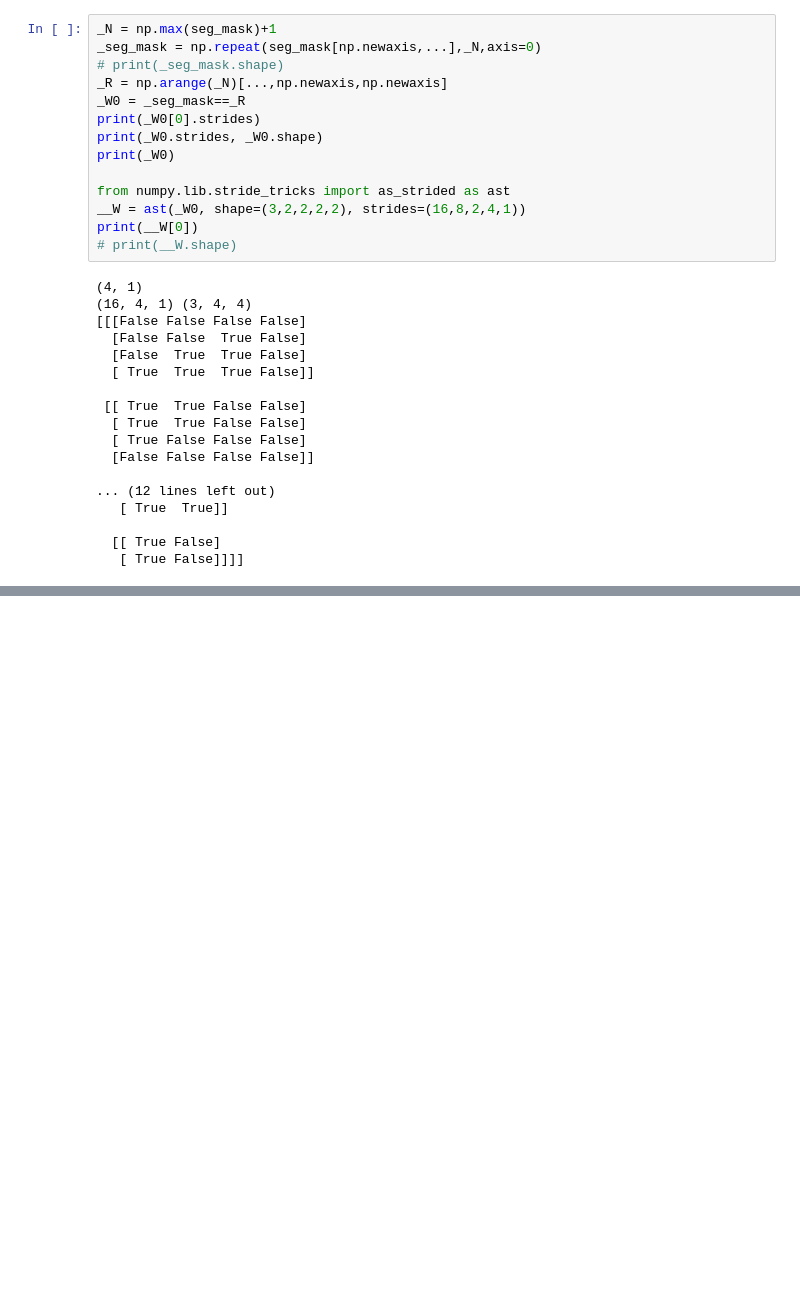
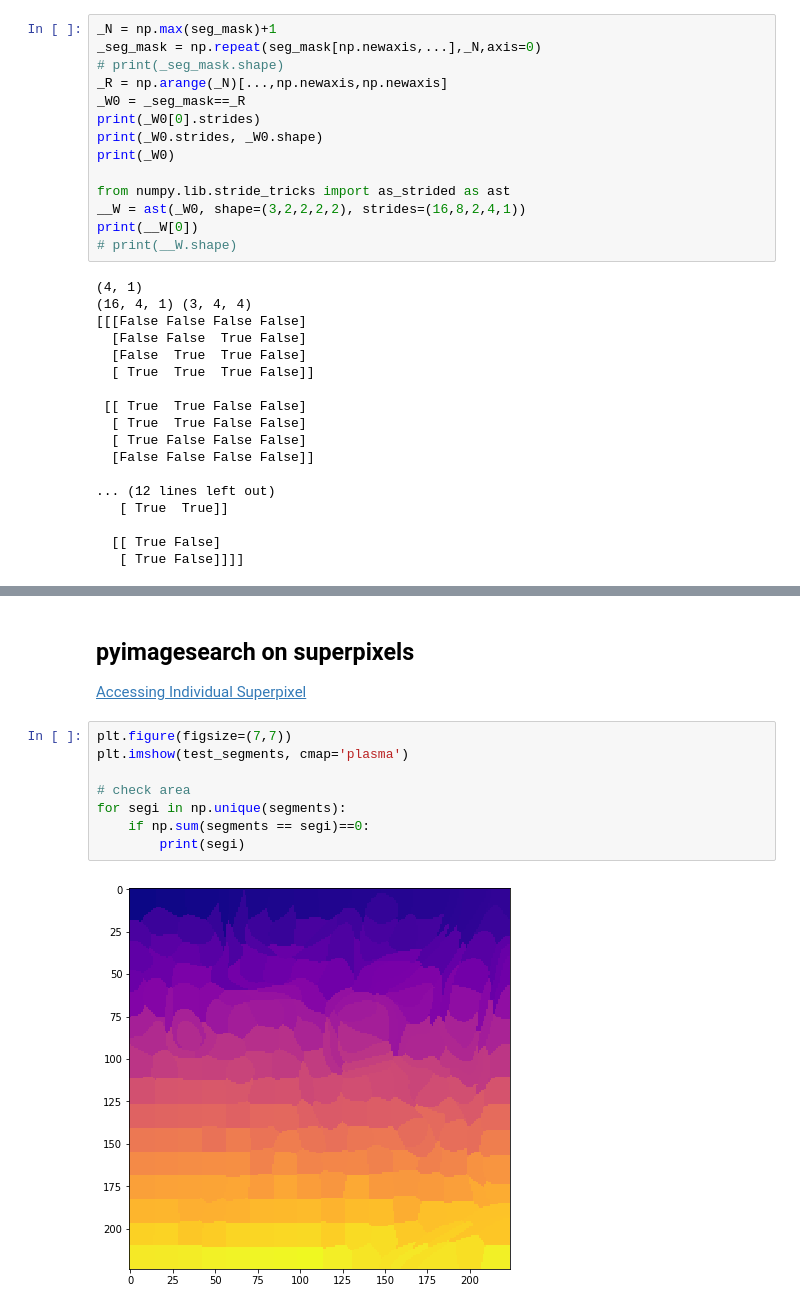
Before and after one commit to aleozlx/nb-0212-2017, a Jupyter notebook: convmap.ipynb, the cells around one changed output, grey strips where cells are left out. Saved outputs shown, nothing was run; the diff lists cells and outputs as text; blank space fills up the shorter version.

```diff
--- a/convmap.ipynb
+++ b/convmap.ipynb
@@ -314,0 +340,13 @@ print(H)
+# %% [markdown]
+## pyimagesearch on superpixels
+[Accessing Individual Superpixel](http://www.pyimagesearch.com/2014/12/29/accessing-individual-superpixel-segmentations-python/)
+# %%
+plt.figure(figsize=(7,7))
+plt.imshow(test_segments, cmap='plasma')
+
+# check area
+for segi in np.unique(segments):
+    if np.sum(segments == segi)==0:
+        print(segi)
+# %% [output]
+[figure, added]
```
Also changed, not shown: parts of 7 cells of this notebook.
